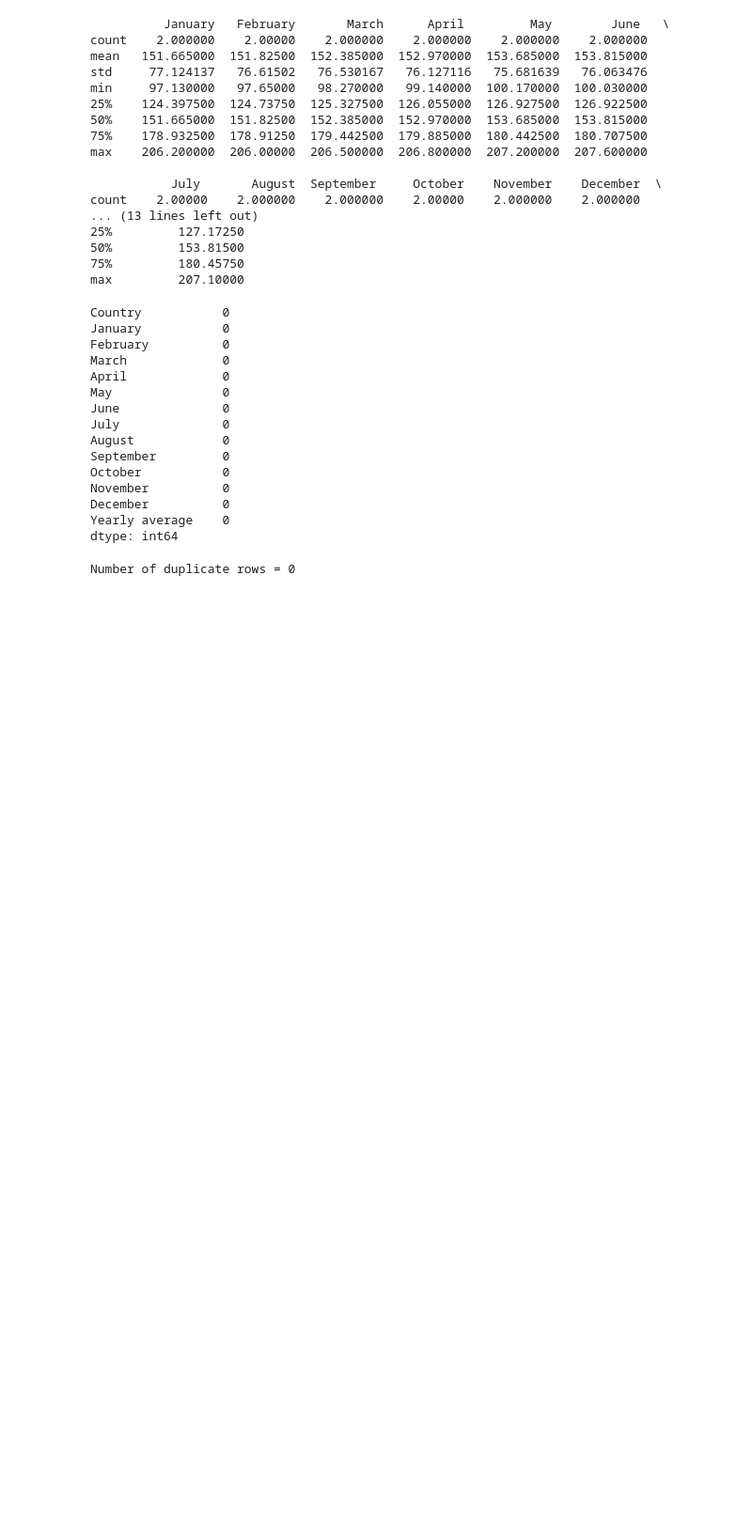
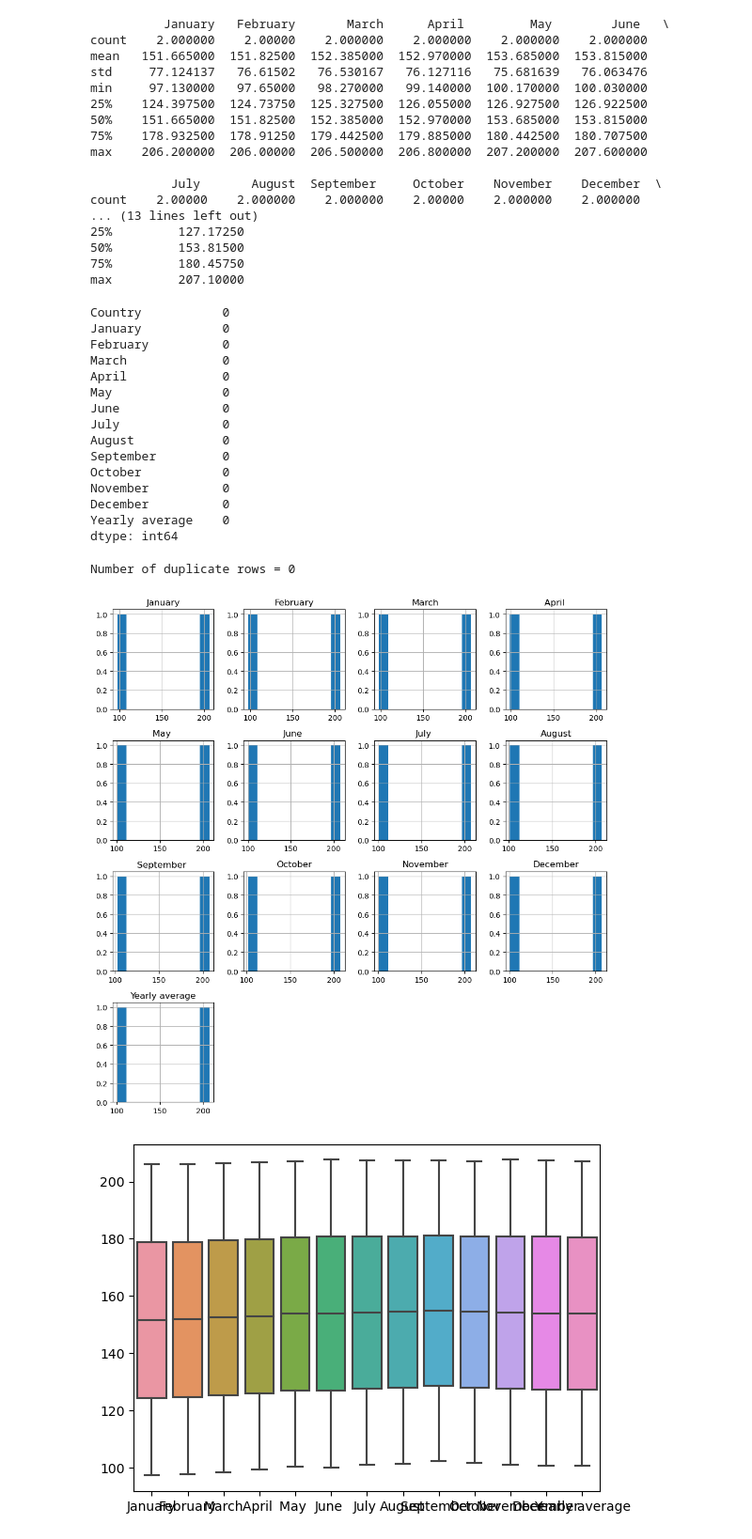
Before and after one commit to ylcnenes/Data, a Jupyter notebook: ca2.ipynb, the cells around one changed output. Shown at 94% size. Cells and saved outputs as stored; diff of their text form; code cells hidden in the pictures; blank space fills up the shorter version.

Commit message:
Visualize the data and look for outliers

```diff
--- a/ca2.ipynb
+++ b/ca2.ipynb
@@ -95,3 +95,18 @@ dtype: int64
 print(f"Number of duplicate rows = {df.duplicated().sum()}")
 # %% [output]
 Number of duplicate rows = 0
+# %%
+import matplotlib.pyplot as plt
+import seaborn as sns
+
+# Histograms
+df.hist(figsize=(10, 10))
+plt.tight_layout() # For better spacing
+plt.show()
+
+# Boxplots
+sns.boxplot(data=df)
+plt.show()
+# %% [output]
+[figure, added]
+[figure, added]
```
